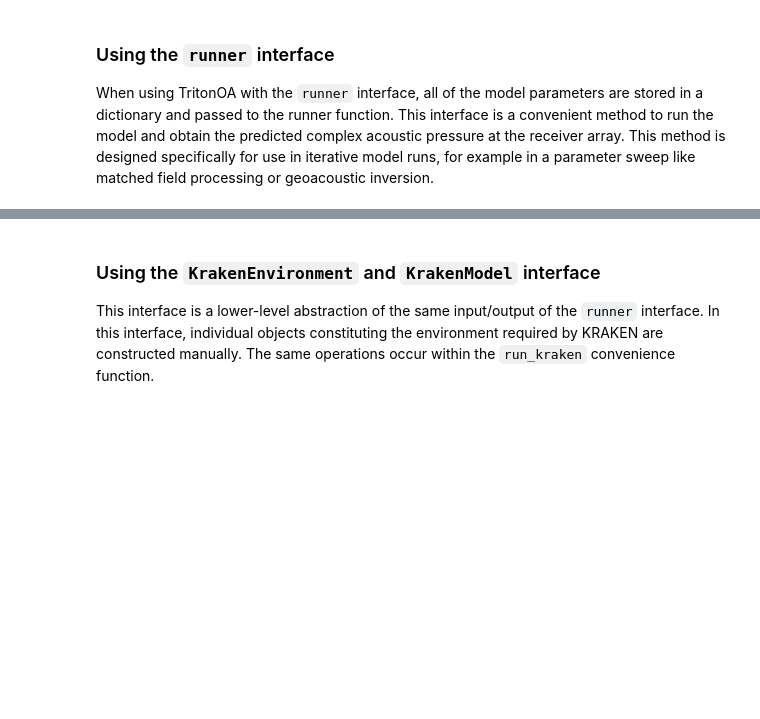
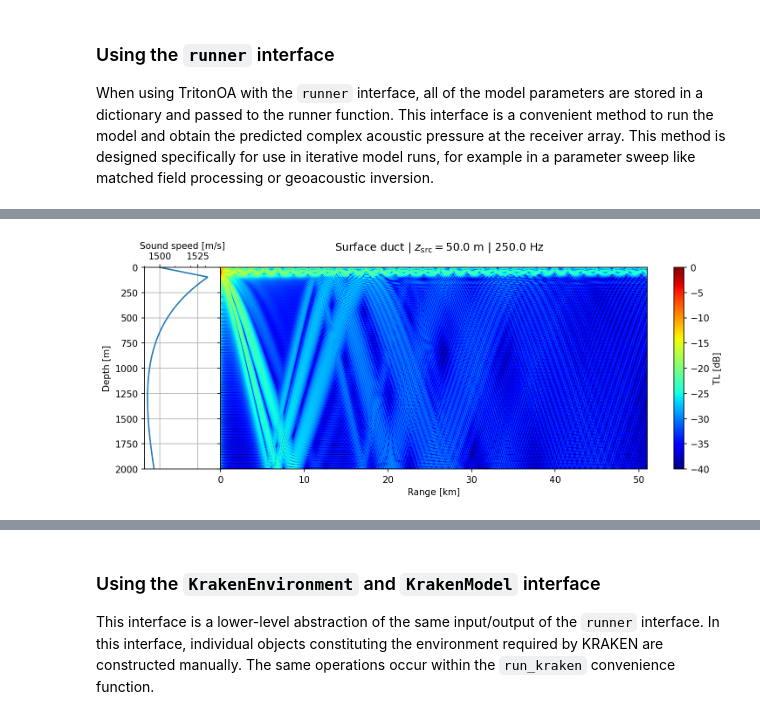
Before and after one commit to NeptuneProjects/TritonOA, a Jupyter notebook: tutorials/RunKRAKEN.ipynb, the cells around one changed output, grey strips where cells are left out. Cells and saved outputs as stored; diff of their text form; code cells hidden in the pictures; blank space fills up the shorter version.

```diff
--- a/tutorials/RunKRAKEN.ipynb
+++ b/tutorials/RunKRAKEN.ipynb
@@ -74,0 +77,67 @@ plt.show()
+# %%
+from tritonoa.at.models.kraken import runner
+
+ssp_data = munk_ssp(2000, 5)
+z_data = ssp_data["z"]
+c_data = ssp_data["c_p"]
+
+nz_offset = 20
+c_data = np.concatenate((np.linspace(1500, c_data[0], nz_offset), c_data))[:-nz_offset]
+# plt.plot(c_data2, z_data)
+
+
+
+environment = {
+    # 1. General
+    "title": "Munk",
+    "model": "KRAKEN",
+    # 2. Top medium (halfspace)
+    # 3. Layered media
+    "layerdata": [{"z": z_data, "c_p": c_data, "rho": 1.0}],
+    # 4. Bottom medium
+    "bot_opt": "A",
+    "bot_c_p": 1600,
+    "bot_rho": 1.8,
+    "bot_a_p": 0.8,
+    # 5. Speed constraints
+    "clow": 0,
+    "chigh": 1600,
+    # 6. Receiver parameters
+    "rec_z": np.arange(0, z_data.max() + 1, 5).tolist(),
+    "rec_r": np.arange(0, 50 + 1, 10 / 1e3).tolist(),
+    # 7. Source parameters
+    "src_z": 50.0,
+    "freq": 250.0,
+}
+
+p = runner.run_kraken(environment)
+p = normalize_pressure(p, log=True)
+
+fig, axs = plt.subplots(
+    1,
+    2,
+    sharey=True,
+    gridspec_kw={"width_ratios": [1, 7], "wspace": 0},
+    figsize=(12, 4),
+    dpi=150,
+    facecolor="w",
+)
+
+ax = plot_SSP(z_data, c_data, xlabel="Sound speed [m/s]", ylabel="Depth [m]", ax=axs[0])
+ax = plot_TL_2d(
+    p,
+    z=np.array(environment["rec_z"]),
+    r=np.array(np.concatenate((np.array([0]), environment["rec_r"]))),
+    xlabel="Range [km]",
+    clabel="TL [dB]",
+    vmin=-40,
+    ax=axs[1],
+)
+fig.suptitle(
+    # f"{environment['model']} | {environment['title']} profile | {environment['src_z']} m | {environment['freq']} Hz"
+    f"Surface duct | $z_\mathrm{{src}} = ${environment['src_z']} m | {environment['freq']} Hz"
+)
+fig.savefig("/Users/williamjenkins/Research/Projects/BOGP/reports/figures/tl_duct.png", bbox_inches="tight", dpi=225)
+plt.show()
+# %% [output]
+[figure, added]
```
Also changed, not shown: parts of 2 cells of this notebook, 1 other file.
